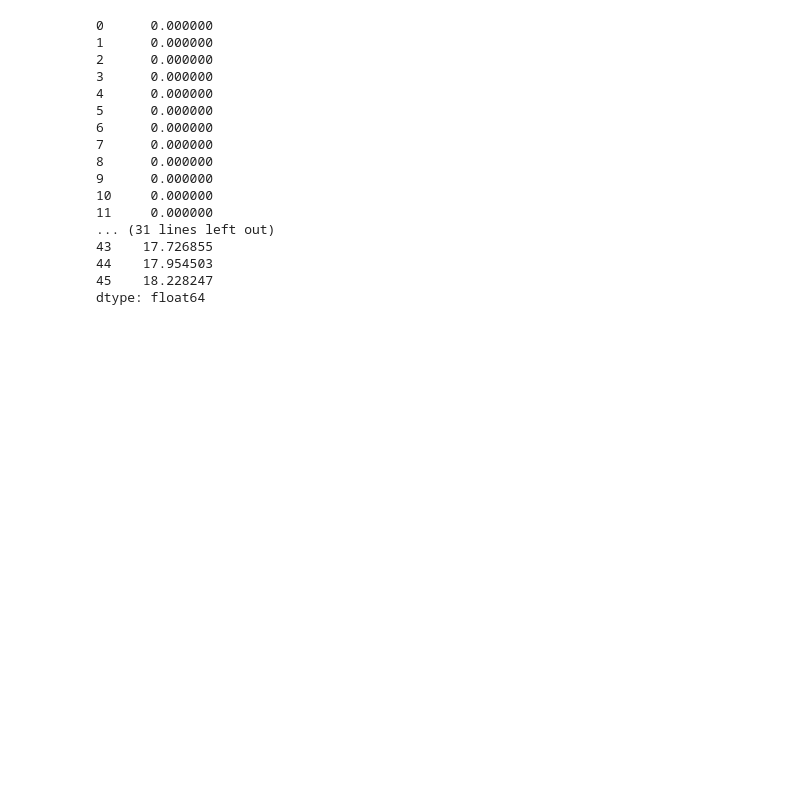
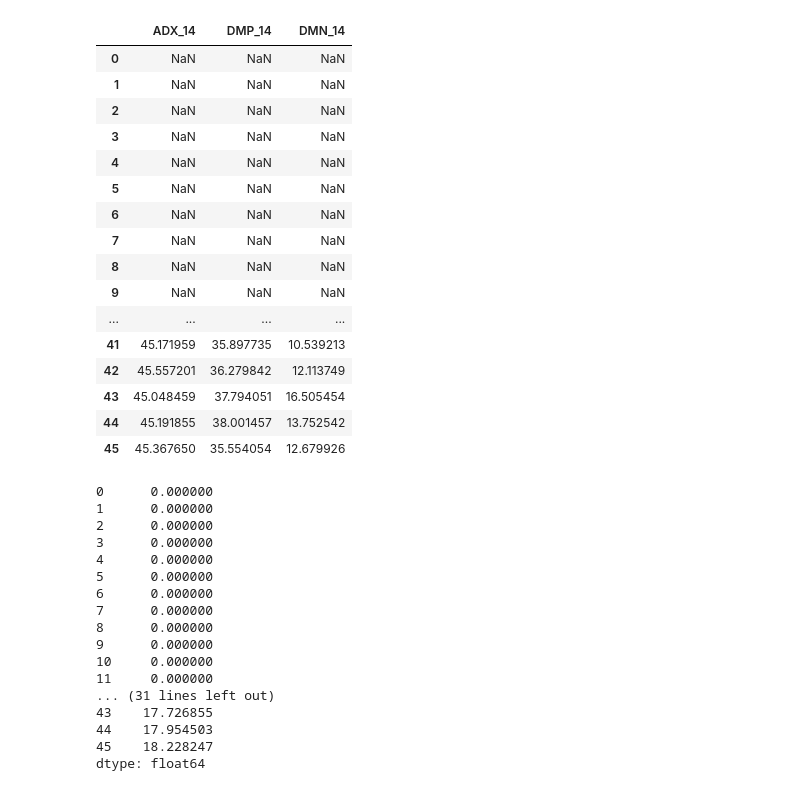
Before and after one commit to bukosabino/ta, a Jupyter notebook: dev/adx_test.ipynb, the cells around one changed output. Drawn from its saved outputs; the diff is of its cells as text; code cells hidden in the pictures; blank space fills up the shorter version.

```diff
--- a/dev/adx_test.ipynb
+++ b/dev/adx_test.ipynb
@@ -161,6 +162,27 @@ high = df['high']
 low = df['low']
 n = 14
 fillna = False
+# %%
+
+adx(close, high, low, n, False)
+# %% [output]
+|  | ADX_14 | DMP_14 | DMN_14 |
+| 0 | NaN | NaN | NaN |
+| 1 | NaN | NaN | NaN |
+| 2 | NaN | NaN | NaN |
+| 3 | NaN | NaN | NaN |
+| 4 | NaN | NaN | NaN |
+| 5 | NaN | NaN | NaN |
+| 6 | NaN | NaN | NaN |
+| 7 | NaN | NaN | NaN |
+| 8 | NaN | NaN | NaN |
+| 9 | NaN | NaN | NaN |
+| ... | ... | ... | ... |
+| 41 | 45.171959 | 35.897735 | 10.539213 |
+| 42 | 45.557201 | 36.279842 | 12.113749 |
+| 43 | 45.048459 | 37.794051 | 16.505454 |
+| 44 | 45.191855 | 38.001457 | 13.752542 |
+| 45 | 45.367650 | 35.554054 | 12.679926 |
 # %%
 cs = close.shift(1)
 pdm = high.combine(cs, lambda x1, x2: max(x1, x2) if np.isnan(x1) == False and np.isnan(x2) == False else np.nan)
```
Also changed, not shown: parts of 3 cells of this notebook, 9 other files.
